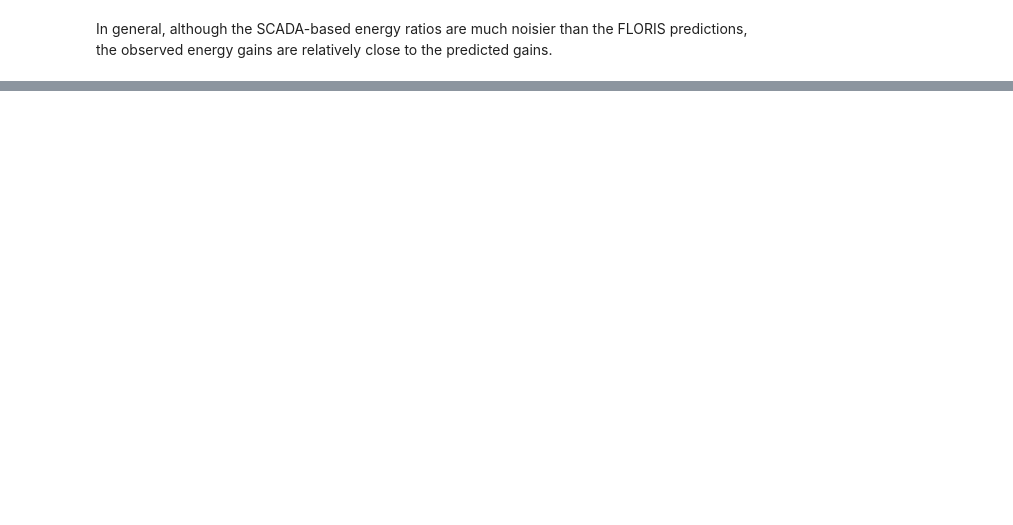
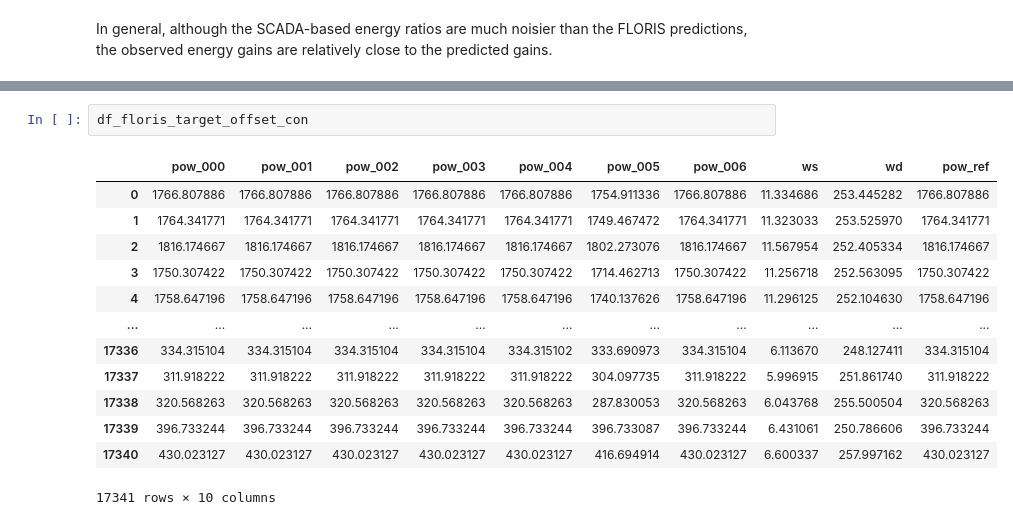
Before and after one commit to NREL/flasc, a Jupyter notebook: examples_smarteole/06_wake_steering_energy_ratio_analysis.ipynb, the cells around one changed output, grey strips where cells are left out. Drawn from its saved outputs; the diff is of its cells as text; blank space fills up the shorter version.

```diff
--- a/examples_smarteole/06_wake_steering_energy_ratio_analysis.ipynb
+++ b/examples_smarteole/06_wake_steering_energy_ratio_analysis.ipynb
@@ -473,0 +557,16 @@ In general, although the SCADA-based energy ratios are much noisier than the FLO
+# %%
+df_floris_target_offset_con
+# %% [output]
+|  | pow_000 | pow_001 | pow_002 | pow_003 | pow_004 | pow_005 | pow_006 | ws | wd | pow_ref |
+| 0 | 1766.807886 | 1766.807886 | 1766.807886 | 1766.807886 | 1766.807886 | 1754.911336 | 1766.807886 | 11.334686 | 253.445282 | 1766.807886 |
+| 1 | 1764.341771 | 1764.341771 | 1764.341771 | 1764.341771 | 1764.341771 | 1749.467472 | 1764.341771 | 11.323033 | 253.525970 | 1764.341771 |
+| 2 | 1816.174667 | 1816.174667 | 1816.174667 | 1816.174667 | 1816.174667 | 1802.273076 | 1816.174667 | 11.567954 | 252.405334 | 1816.174667 |
+| 3 | 1750.307422 | 1750.307422 | 1750.307422 | 1750.307422 | 1750.307422 | 1714.462713 | 1750.307422 | 11.256718 | 252.563095 | 1750.307422 |
+| 4 | 1758.647196 | 1758.647196 | 1758.647196 | 1758.647196 | 1758.647196 | 1740.137626 | 1758.647196 | 11.296125 | 252.104630 | 1758.647196 |
+| ... | ... | ... | ... | ... | ... | ... | ... | ... | ... | ... |
+| 17336 | 334.315104 | 334.315104 | 334.315104 | 334.315104 | 334.315102 | 333.690973 | 334.315104 | 6.113670 | 248.127411 | 334.315104 |
+| 17337 | 311.918222 | 311.918222 | 311.918222 | 311.918222 | 311.918222 | 304.097735 | 311.918222 | 5.996915 | 251.861740 | 311.918222 |
+| 17338 | 320.568263 | 320.568263 | 320.568263 | 320.568263 | 320.568263 | 287.830053 | 320.568263 | 6.043768 | 255.500504 | 320.568263 |
+| 17339 | 396.733244 | 396.733244 | 396.733244 | 396.733244 | 396.733244 | 396.733087 | 396.733244 | 6.431061 | 250.786606 | 396.733244 |
+| 17340 | 430.023127 | 430.023127 | 430.023127 | 430.023127 | 430.023127 | 416.694914 | 430.023127 | 6.600337 | 257.997162 | 430.023127 |
+17341 rows × 10 columns
```
Also changed, not shown: parts of 13 cells of this notebook.
